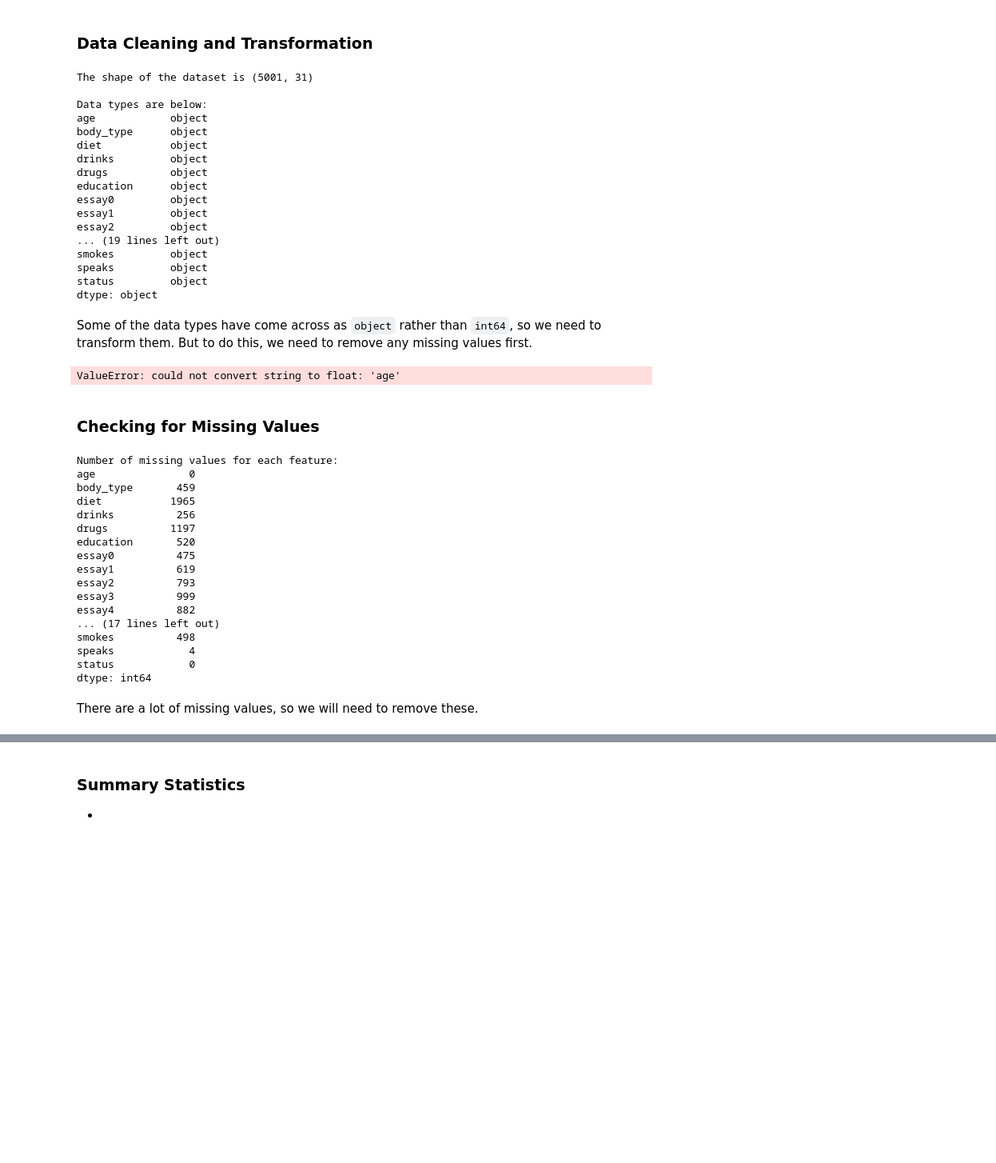
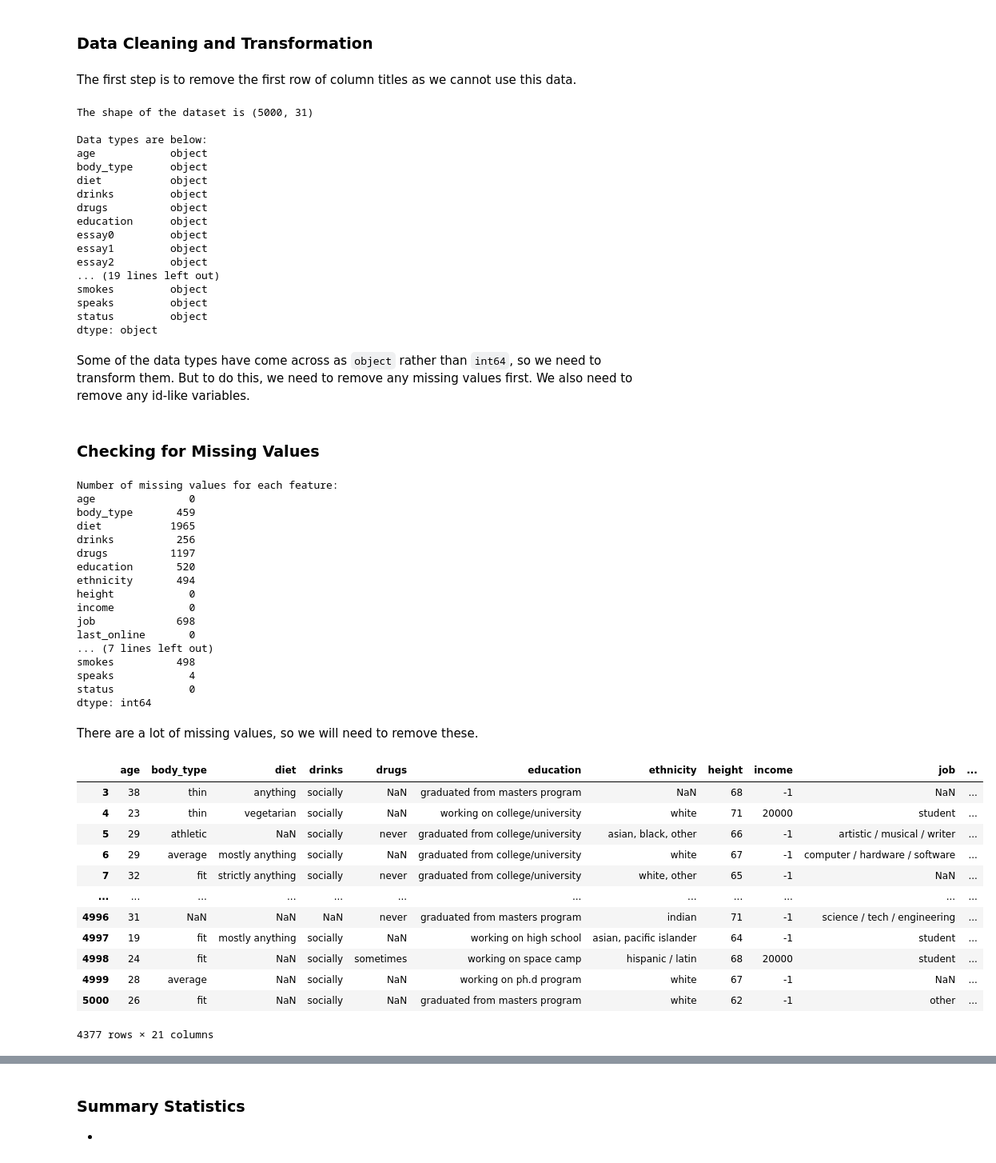
Before and after one commit to ttrash97/MATH2350, a Jupyter notebook: Project_Template.ipynb, the cells around one changed output, grey strips where cells are left out. Shown: that part at 80% size. Drawn from its saved outputs; the diff is of its cells as text; code cells hidden in the pictures; blank space fills up the shorter version.

```diff
--- a/Project_Template.ipynb
+++ b/Project_Template.ipynb
@@ -162,12 +162,16 @@ df.sample(10)
 10 rows × 31 columns
 # %% [markdown]
 ### Data Cleaning and Transformation
+# %% [markdown]
+The first step is to remove the first row of column titles as we cannot use this data.
+# %%
+df = df.iloc[1:]
 # %%
 print(f'The shape of the dataset is {df.shape}\n')
 print(f'Data types are below:')
 print(df.dtypes)
 # %% [output]
-The shape of the dataset is (5001, 31)
+The shape of the dataset is (5000, 31)
 
 Data types are below:
 age            object
@@ -185,17 +189,9 @@ speaks         object
 status         object
 dtype: object
 # %% [markdown]
-Some of the data types have come across as `object` rather than `int64`, so we need to transform them. But to do this, we need to remove any missing values first.
+Some of the data types have come across as `object` rather than `int64`, so we need to transform them. But to do this, we need to remove any missing values first. We also need to remove any id-like variables.
-# %%
-# Changing data types
-df['age'] = df.age.astype(float)
-df['height'] = df.height.astype(float)
-df['income'] = df.height.astype(float)
-
-# Check to see that this has worked
-df.dtypes
-# %% [output]
-ValueError: could not convert string to float: 'age'
+# %%
+df = df.drop(['essay0', 'essay1', 'essay2', 'essay3', 'essay4', 'essay5', 'essay6', 'essay7', 'essay8', 'essay9'], axis = 1)
 # %% [markdown]
 ### Checking for Missing Values
 # %%
@@ -209,15 +205,32 @@ diet           1965
 drinks          256
 drugs          1197
 education       520
-essay0          475
-essay1          619
-essay2          793
-essay3          999
-essay4          882
-... (17 lines left out)
+ethnicity       494
+height            0
+income            0
+job             698
+last_online       0
+... (7 lines left out)
 smokes          498
 speaks            4
 status            0
 dtype: int64
 # %% [markdown]
 There are a lot of missing values, so we will need to remove these.
+# %%
+# Identify the rows with missing values
+df[df.isna().any(axis = 1)]
+# %% [output]
+|  | age | body_type | diet | drinks | drugs | education | ethnicity | height | income | job | ... |
+| 3 | 38 | thin | anything | socially | NaN | graduated from masters program | NaN | 68 | -1 | NaN | ... |
+| 4 | 23 | thin | vegetarian | socially | NaN | working on college/university | white | 71 | 20000 | student | ... |
+| 5 | 29 | athletic | NaN | socially | never | graduated from college/university | asian, black, other | 66 | -1 | artistic / musical / writer | ... |
+| 6 | 29 | average | mostly anything | socially | NaN | graduated from college/university | white | 67 | -1 | computer / hardware / software | ... |
+| 7 | 32 | fit | strictly anything | socially | never | graduated from college/university | white, other | 65 | -1 | NaN | ... |
+| ... | ... | ... | ... | ... | ... | ... | ... | ... | ... | ... | ... |
+| 4996 | 31 | NaN | NaN | NaN | never | graduated from masters program | indian | 71 | -1 | science / tech / engineering | ... |
+| 4997 | 19 | fit | mostly anything | socially | NaN | working on high school | asian, pacific islander | 64 | -1 | student | ... |
+| 4998 | 24 | fit | NaN | socially | sometimes | working on space camp | hispanic / latin | 68 | 20000 | student | ... |
+| 4999 | 28 | average | NaN | socially | NaN | working on ph.d program | white | 67 | -1 | NaN | ... |
+| 5000 | 26 | fit | NaN | socially | NaN | graduated from masters program | white | 62 | -1 | other | ... |
+4377 rows × 21 columns
```
Also changed, not shown: parts of 6 cells of this notebook.
